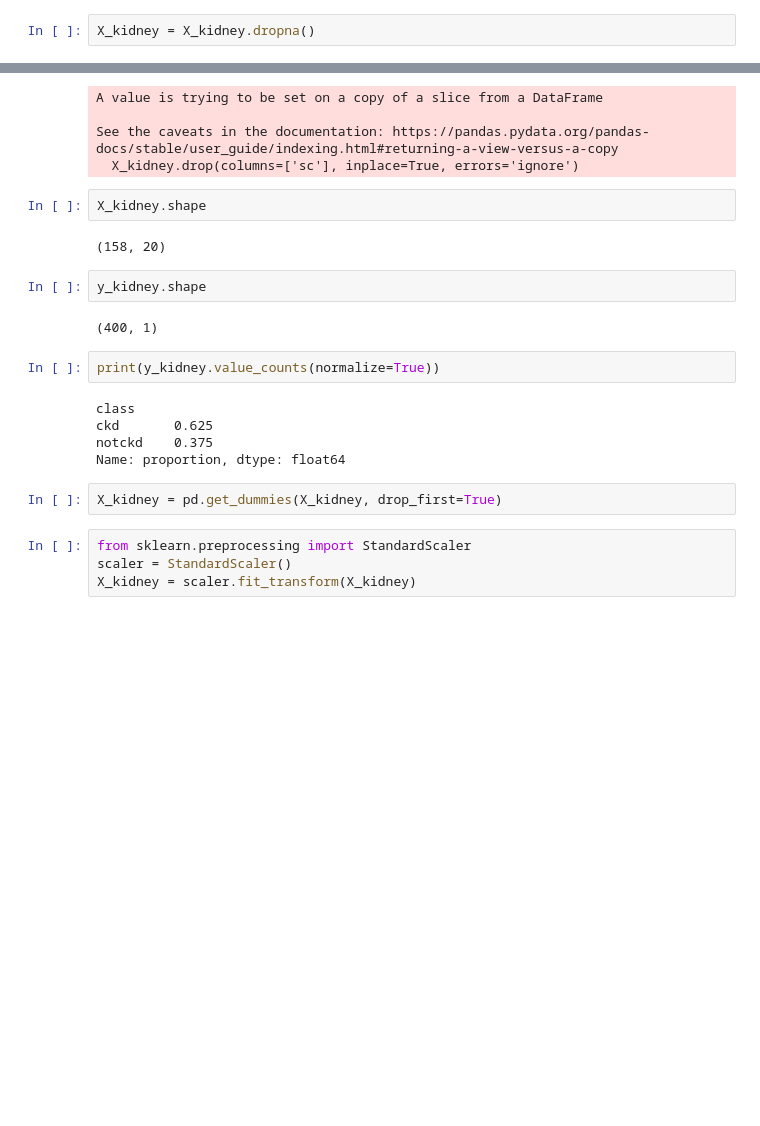
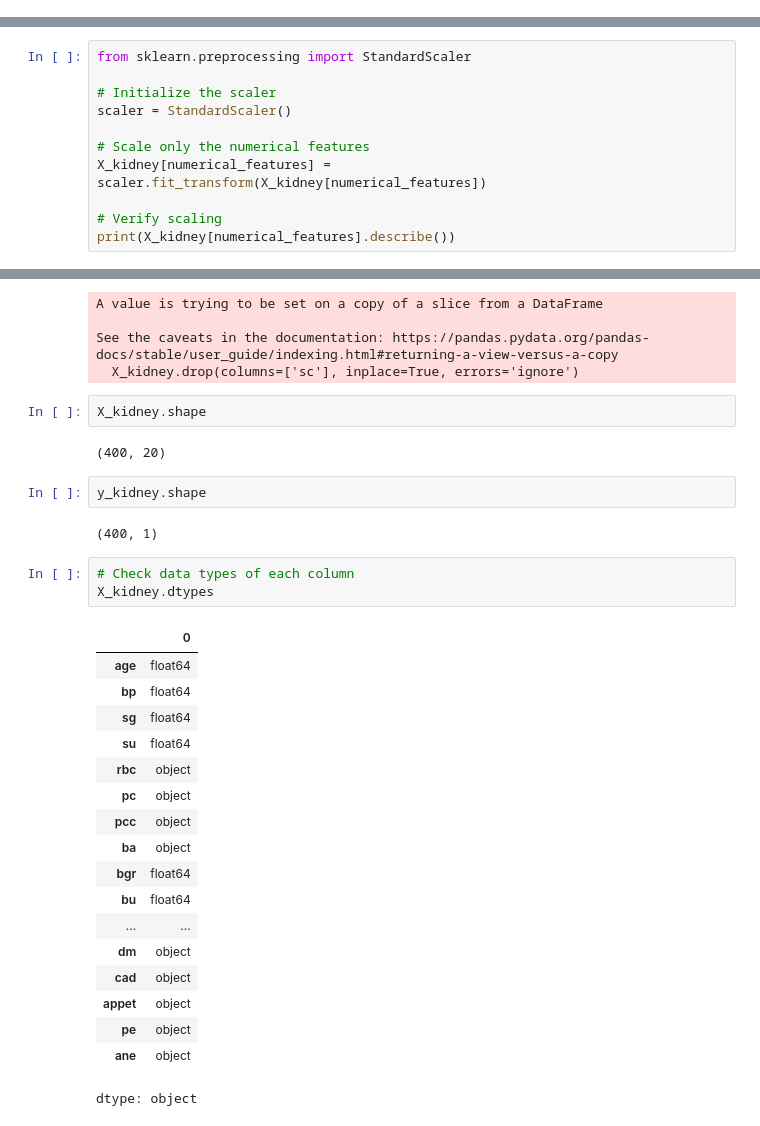
Before and after one commit to AnnsTomy/Chronic_kidney_disease_ML, a Jupyter notebook: 22033815_KIDNEY_DISEASE (7).ipynb, the cells around one changed output, grey strips where cells are left out. Drawn from its saved outputs; the diff is of its cells as text; blank space fills up the shorter version.

```diff
--- a/22033815_KIDNEY_DISEASE (7).ipynb
+++ b/22033815_KIDNEY_DISEASE (7).ipynb
@@ -524,2 +521,0 @@ DATA PREPROCESSING
-# %%
-X_kidney = X_kidney.dropna()
@@ -551,0 +522,11 @@ print(X_kidney.shape)
+# %%
+from sklearn.preprocessing import StandardScaler
+
+# Initialize the scaler
+scaler = StandardScaler()
+
+# Scale only the numerical features
+X_kidney[numerical_features] = scaler.fit_transform(X_kidney[numerical_features])
+
+# Verify scaling
+print(X_kidney[numerical_features].describe())
@@ -594,21 +598,30 @@ See the caveats in the documentation: https://pandas.pydata.org/pandas-docs/stab
 # %%
 X_kidney.shape
 # %% [output]
-(158, 20)
+(400, 20)
 # %%
 y_kidney.shape
 # %% [output]
 (400, 1)
-# %%
-print(y_kidney.value_counts(normalize=True))
-# %% [output]
-class
-ckd       0.625
-notckd    0.375
-Name: proportion, dtype: float64
-# %%
-X_kidney = pd.get_dummies(X_kidney, drop_first=True)
-# %%
-from sklearn.preprocessing import StandardScaler
-scaler = StandardScaler()
-X_kidney = scaler.fit_transform(X_kidney)
+# %%
+# Check data types of each column
+X_kidney.dtypes
+# %% [output]
+|  | 0 |
+| age | float64 |
+| bp | float64 |
+| sg | float64 |
+| su | float64 |
+| rbc | object |
+| pc | object |
+| pcc | object |
+| ba | object |
+| bgr | float64 |
+| bu | float64 |
+| ... | ... |
+| dm | object |
+| cad | object |
+| appet | object |
+| pe | object |
+| ane | object |
+dtype: object
```
Also changed, not shown: parts of 17 cells of this notebook.
